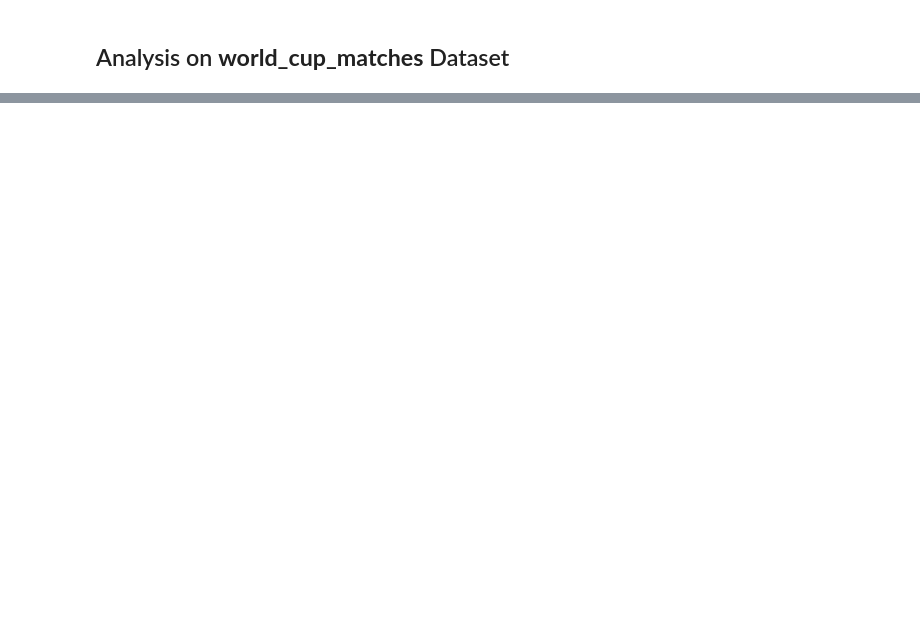
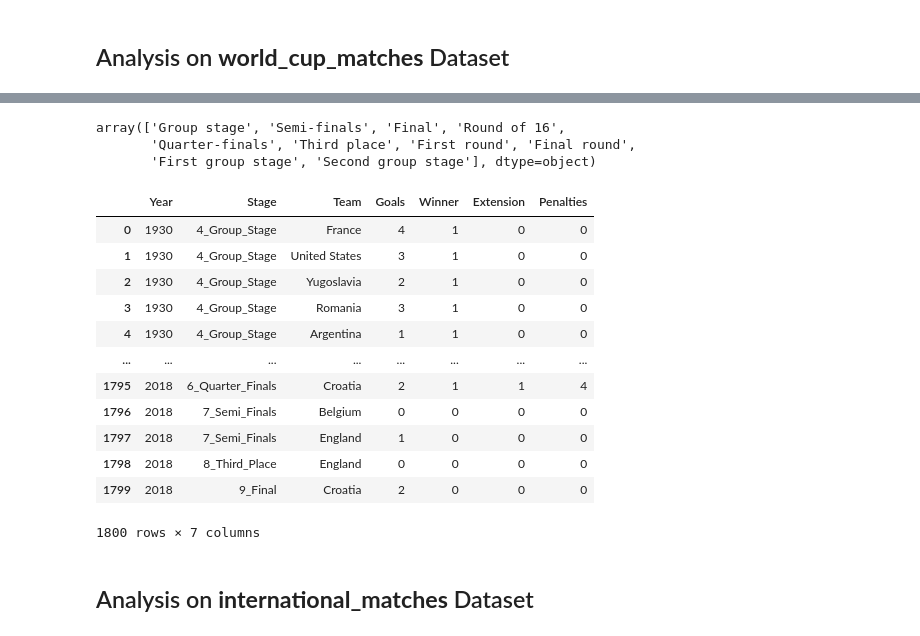
Before and after one commit to gmargonato/Machine_Learning_Projects, a Jupyter notebook: world_cup_2022.ipynb, the cells around one changed output, grey strips where cells are left out. Saved outputs shown, nothing was run; the diff lists cells and outputs as text; code cells hidden in the pictures; blank space fills up the shorter version.

```diff
--- a/world_cup_2022.ipynb
+++ b/world_cup_2022.ipynb
@@ -495,0 +292,22 @@ Applying the above idea to our project:
+# %%
+# Creating new variables for Penalties
+
+df_world_cup_matches['Won on Penalties'] = np.where(
+    df_world_cup_matches['aux2'].str.contains("penalties", case=False, na=False), 1, 0
+)
+
+df_world_cup_matches['Home Penalties'] = np.where(
+    df_world_cup_matches['Won on Penalties'] != 0,
+    df_world_cup_matches['aux2'].str.slice(12, 13), #if true
+    0 #if false
+)
+df_world_cup_matches['Home Penalties'] = df_world_cup_matches['Home Penalties'].apply(int)
+
+df_world_cup_matches['Away Penalties'] = np.where(
+    df_world_cup_matches['Won on Penalties'] != 0,
+    df_world_cup_matches['aux2'].str.slice(14, 15), #if true
+    0 #if false
+)
+df_world_cup_matches['Away Penalties'] = df_world_cup_matches['Away Penalties'].apply(int)
+
+df_world_cup_matches.tail()
@@ -495,0 +321,3 @@ Applying the above idea to our project:
+# %%
+# Drop unnecessary columns
+df_world_cup_matches.drop(columns=['Win Conditions','aux1','aux2'], inplace=True)
@@ -495,0 +420,43 @@ Applying the above idea to our project:
+# %%
+# Now we are going to convert the stages into numbers, so we can plot a **scatterplot** with goals. This way we can understand the performance of each team throughout the Cup
+goals_per_team['Stage'].unique()
+# %% [output]
+array(['Group stage', 'Semi-finals', 'Final', 'Round of 16',
+       'Quarter-finals', 'Third place', 'First round', 'Final round',
+       'First group stage', 'Second group stage'], dtype=object)
+# %%
+# Dictionary with the 'translation' of each stage
+
+stages_dict = {
+    'First group stage'     : "0_First_Group_Stage",
+    'First round'           : "1_First_Round",
+    'Second group stage'    : "2_Second_Group_Stage",
+    'Final round'           : "3_Final_Round",
+    'Group stage'           : "4_Group_Stage",
+    'Round of 16'           : "5_Round_16",
+    'Quarter-finals'        : "6_Quarter_Finals",
+    'Semi-finals'           : "7_Semi_Finals",
+    'Third place'           : "8_Third_Place",
+    'Final'                 : "9_Final",
+}
+
+df = goals_per_team.copy()
+df.replace({'Stage': stages_dict}, inplace = True)
+df.sort_values(by=['Year','Stage','Winner'], inplace = True)
+df.tail(15)
+# %% [output]
+|  | Year | Stage | Team | Goals | Winner | Extension | Penalties |
+| 0 | 1930 | 4_Group_Stage | France | 4 | 1 | 0 | 0 |
+| 1 | 1930 | 4_Group_Stage | United States | 3 | 1 | 0 | 0 |
+| 2 | 1930 | 4_Group_Stage | Yugoslavia | 2 | 1 | 0 | 0 |
+| 3 | 1930 | 4_Group_Stage | Romania | 3 | 1 | 0 | 0 |
+| 4 | 1930 | 4_Group_Stage | Argentina | 1 | 1 | 0 | 0 |
+| ... | ... | ... | ... | ... | ... | ... | ... |
+| 1795 | 2018 | 6_Quarter_Finals | Croatia | 2 | 1 | 1 | 4 |
+| 1796 | 2018 | 7_Semi_Finals | Belgium | 0 | 0 | 0 | 0 |
+| 1797 | 2018 | 7_Semi_Finals | England | 1 | 0 | 0 | 0 |
+| 1798 | 2018 | 8_Third_Place | England | 0 | 0 | 0 | 0 |
+| 1799 | 2018 | 9_Final | Croatia | 2 | 0 | 0 | 0 |
+1800 rows × 7 columns
+# %% [markdown]
+## Analysis on **international_matches** Dataset
```
Also changed, not shown: parts of 48 cells of this notebook.
